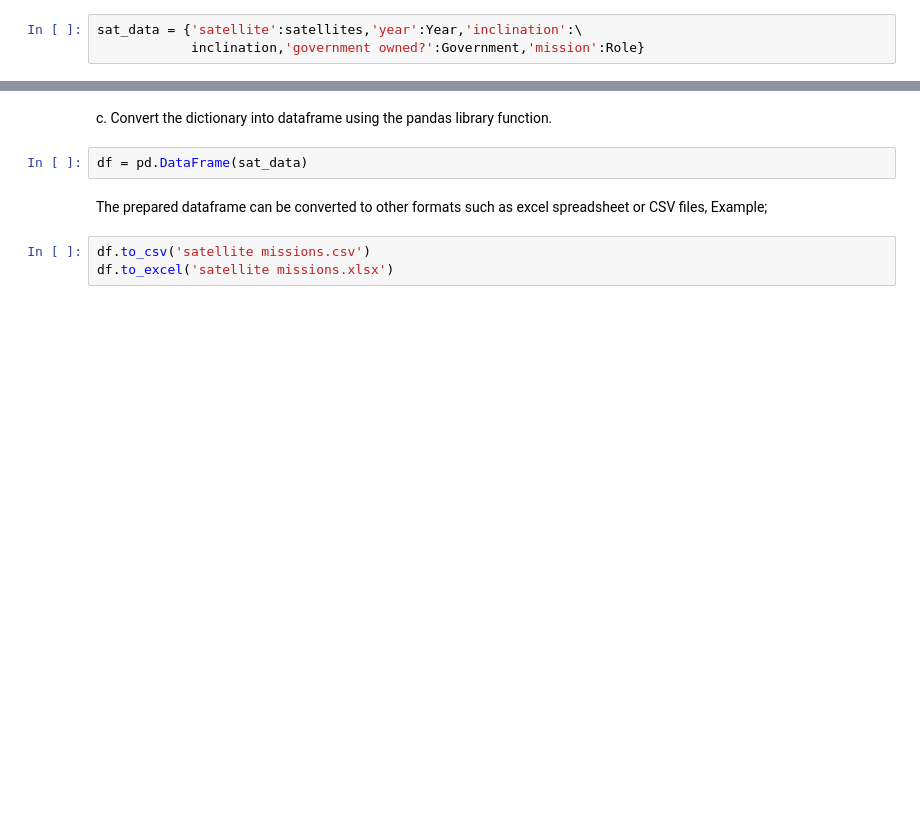
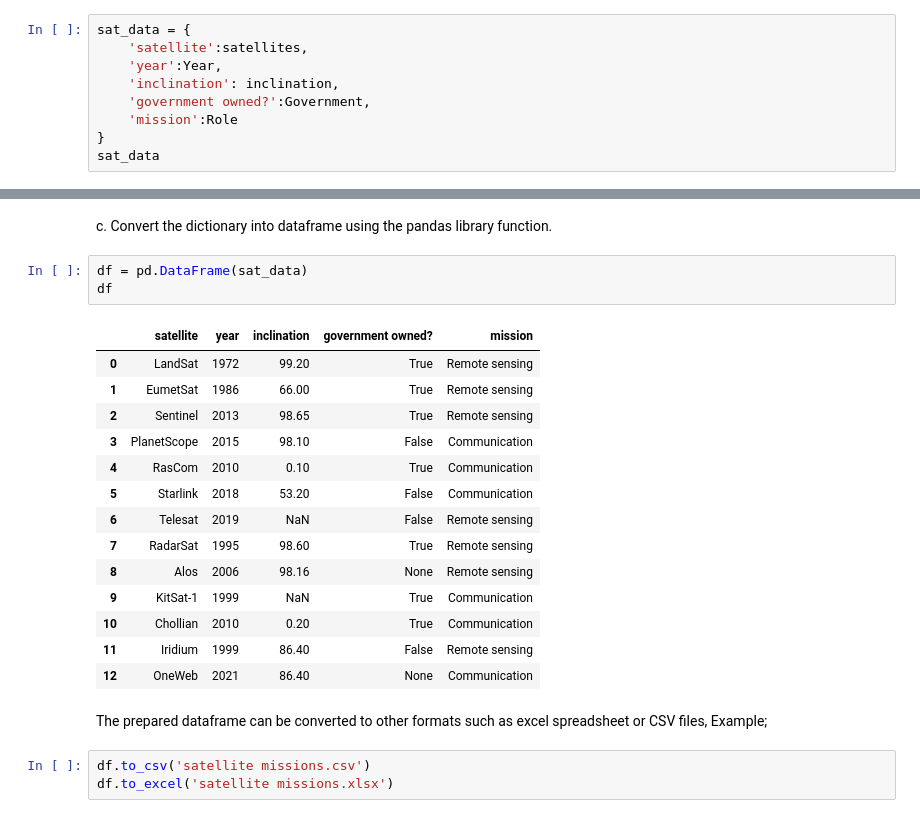
Before and after one commit to edwardoughton/satellite-image-analysis, a Jupyter notebook: notebooks/week2/2.01-intro_to_python.ipynb, the cells around one changed output, grey strips where cells are left out. Saved outputs shown, nothing was run; the diff lists cells and outputs as text; blank space fills up the shorter version.

```diff
--- a/notebooks/week2/2.01-intro_to_python.ipynb
+++ b/notebooks/week2/2.01-intro_to_python.ipynb
@@ -1116,5 +1222,11 @@ Role = ['Remote sensing','Remote sensing','Remote sensing',\
 # %% [markdown]
 b. Combine the lists into a dictionary
 # %%
-sat_data = {'satellite':satellites,'year':Year,'inclination':\
-            inclination,'government owned?':Government,'mission':Role}
+sat_data = {
+    'satellite':satellites,
+    'year':Year,
+    'inclination': inclination,
+    'government owned?':Government,
+    'mission':Role
+}
+sat_data
@@ -1122,6 +1252,22 @@ sat_data = {'satellite':satellites,'year':Year,'inclination':\
 c. Convert the dictionary into dataframe using the pandas library function.
 # %%
 df = pd.DataFrame(sat_data)
+df
+# %% [output]
+|  | satellite | year | inclination | government owned? | mission |
+| 0 | LandSat | 1972 | 99.20 | True | Remote sensing |
+| 1 | EumetSat | 1986 | 66.00 | True | Remote sensing |
+| 2 | Sentinel | 2013 | 98.65 | True | Remote sensing |
+| 3 | PlanetScope | 2015 | 98.10 | False | Communication |
+| 4 | RasCom | 2010 | 0.10 | True | Communication |
+| 5 | Starlink | 2018 | 53.20 | False | Communication |
+| 6 | Telesat | 2019 | NaN | False | Remote sensing |
+| 7 | RadarSat | 1995 | 98.60 | True | Remote sensing |
+| 8 | Alos | 2006 | 98.16 | None | Remote sensing |
+| 9 | KitSat-1 | 1999 | NaN | True | Communication |
+| 10 | Chollian | 2010 | 0.20 | True | Communication |
+| 11 | Iridium | 1999 | 86.40 | False | Remote sensing |
+| 12 | OneWeb | 2021 | 86.40 | None | Communication |
 # %% [markdown]
 The prepared dataframe can be converted to other formats such as excel spreadsheet or CSV files, Example;
 # %%
```
Also changed, not shown: parts of 22 cells of this notebook, 3 other files.
